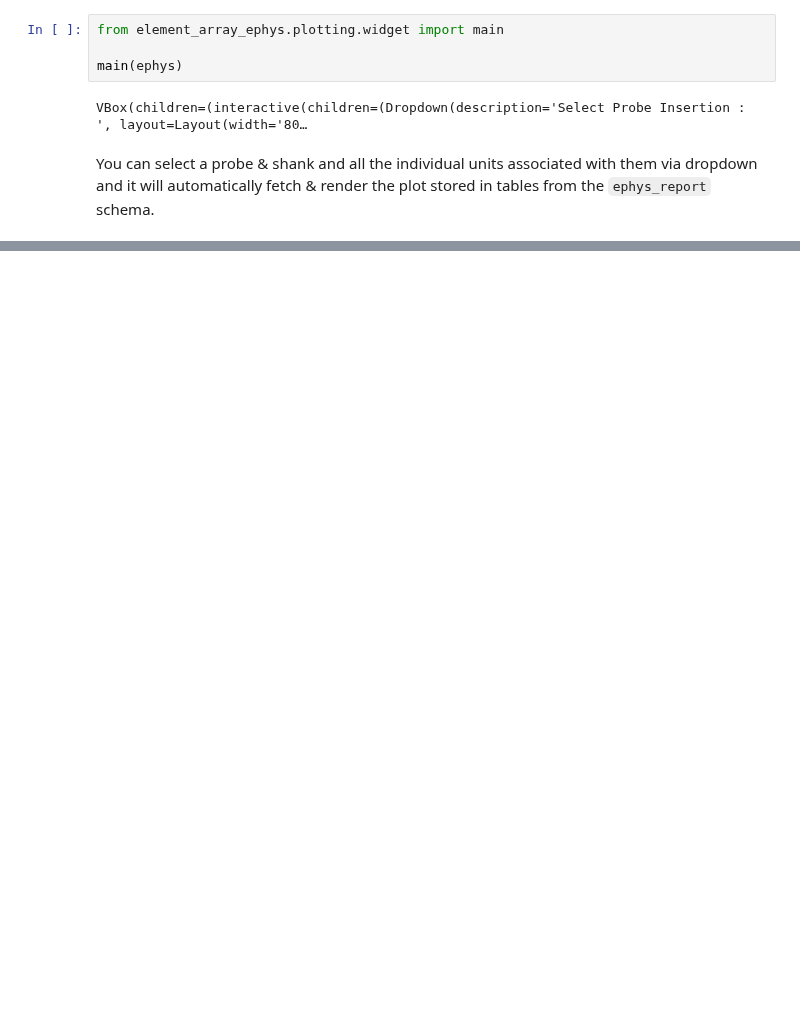
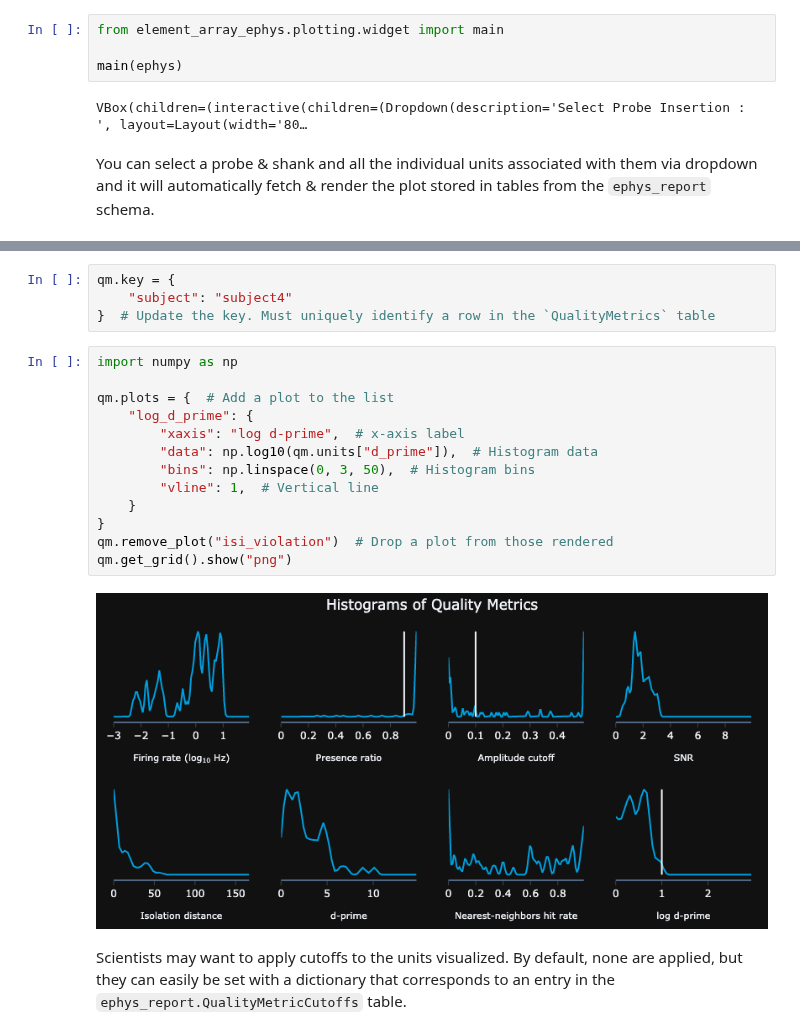
Before and after one commit to datajoint/workflow-array-ephys, a Jupyter notebook: notebooks/10-data_visualization.ipynb, the cells around one changed output, grey strips where cells are left out. Drawn from its saved outputs; the diff is of its cells as text; blank space fills up the shorter version.

```diff
--- a/notebooks/10-data_visualization.ipynb
+++ b/notebooks/10-data_visualization.ipynb
@@ -123,0 +179,21 @@ You can select a probe & shank and all the individual units associated with them
+# %%
+qm.key = {
+    "subject": "subject4"
+}  # Update the key. Must uniquely identify a row in the `QualityMetrics` table
+# %%
+import numpy as np
+
+qm.plots = {  # Add a plot to the list
+    "log_d_prime": {
+        "xaxis": "log d-prime",  # x-axis label
+        "data": np.log10(qm.units["d_prime"]),  # Histogram data
+        "bins": np.linspace(0, 3, 50),  # Histogram bins
+        "vline": 1,  # Vertical line
+    }
+}
+qm.remove_plot("isi_violation")  # Drop a plot from those rendered
+qm.get_grid().show("png")
+# %% [output]
+[figure, added]
+# %% [markdown]
+Scientists may want to apply cutoffs to the units visualized. By default, none are applied, but they can easily be set with a dictionary that corresponds to an entry in the `ephys_report.QualityMetricCutoffs` table.
```
Also changed, not shown: parts of 25 cells of this notebook, 2 other files.
